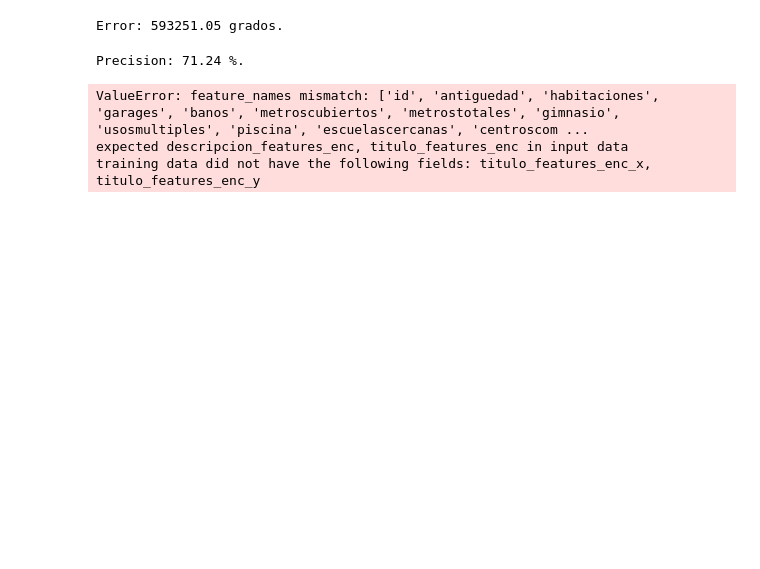
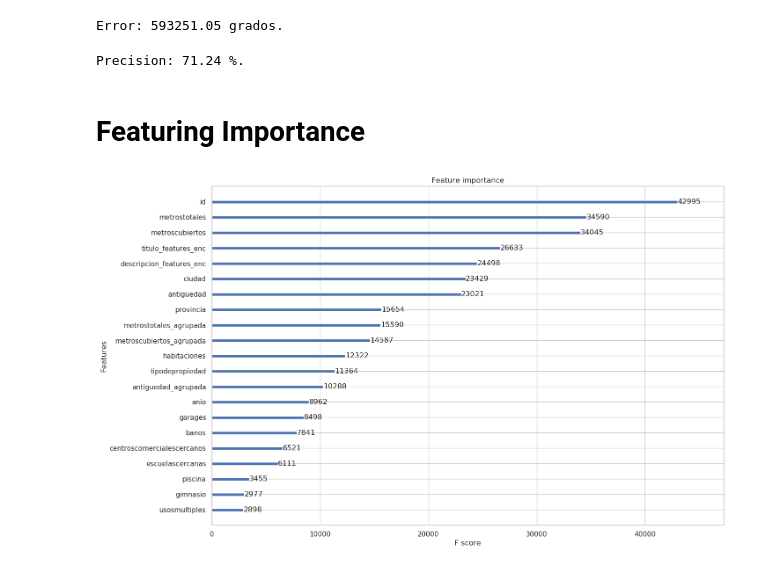
Before and after one commit to patopizzini/Organizacion_Datos_2C2019, a Jupyter notebook: TP2/Pato_xgboost.ipynb, the cells around one changed output. Saved outputs shown, nothing was run; the diff lists cells and outputs as text; code cells hidden in the pictures; blank space fills up the shorter version.

Commit message:
prueba xgboost con feature engineering y feature importance

```diff
--- a/TP2/Pato_xgboost.ipynb
+++ b/TP2/Pato_xgboost.ipynb
@@ -33,5 +33,5 @@ sns.set(style="whitegrid")
 plt.rcParams['figure.figsize'] = (15, 10)
 # %%
 # LECTURAS DE CSV YA PROCESADOS.
-train = pd.read_csv('DATA/trainProcesado.csv')
-test = pd.read_csv('DATA/testProcesado.csv')
+train = pd.read_csv('DATA/trainProcesado_preciov2.csv')
+test = pd.read_csv('DATA/testProcesado_patov2.csv')
@@ -76,9 +122,3 @@ accuracy = 100 - np.mean(mape)
 print('Precision:', round(accuracy, 2), '%.')
 # %% [output]
 Precision: 71.24 %.
-# %%
-prediccion = xg_reg.predict(test)
-# %% [output]
-ValueError: feature_names mismatch: ['id', 'antiguedad', 'habitaciones', 'garages', 'banos', 'metroscubiertos', 'metrostotales', 'gimnasio', 'usosmultiples', 'piscina', 'escuelascercanas', 'centroscom ...
-expected descripcion_features_enc, titulo_features_enc in input data
-training data did not have the following fields: titulo_features_enc_x, titulo_features_enc_y
@@ -92,0 +135,10 @@ submission.to_csv("SUBMITS/007_G34_XGBoost.csv", index=False)
+# %% [markdown]
+# Featuring Importance
+# %%
+import matplotlib.pyplot as plt
+
+xgb.plot_importance(xg_reg)
+plt.rcParams['figure.figsize'] = [5, 5]
+plt.show()
+# %% [output]
+[figure, added]
```
Also changed, not shown: parts of 8 cells of this notebook, 1 other file.
